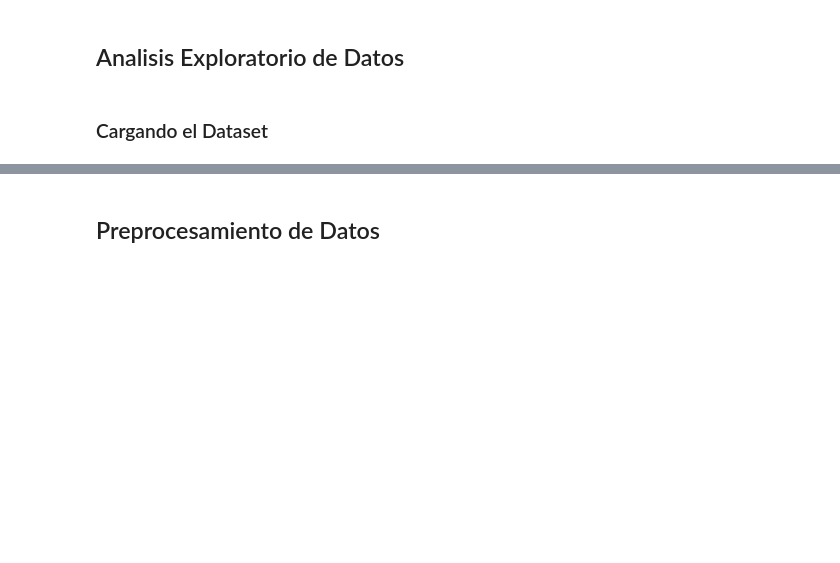
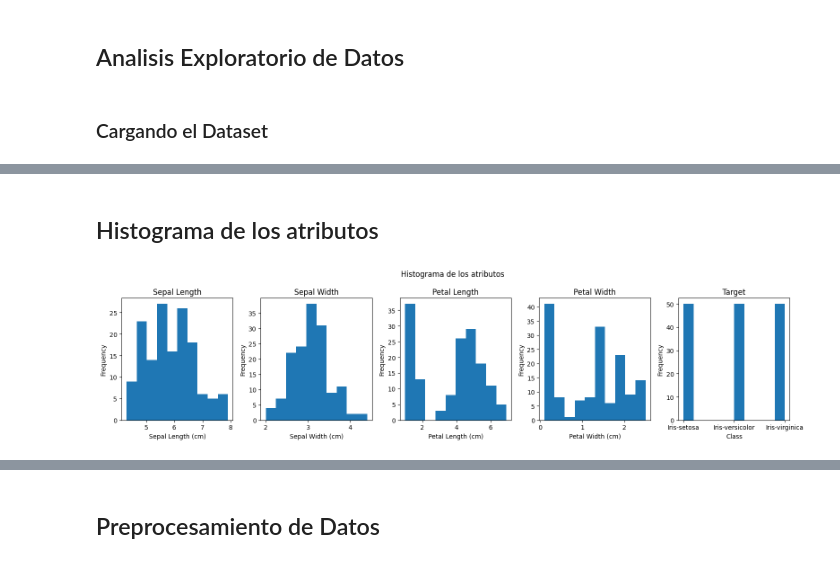
Before and after one commit to Lons0G/Decision-Tree, a Jupyter notebook: Decision_Tree.ipynb, the cells around one changed output, grey strips where cells are left out. Drawn from its saved outputs; the diff is of its cells as text; code cells hidden in the pictures; blank space fills up the shorter version.

```diff
--- a/Decision_Tree.ipynb
+++ b/Decision_Tree.ipynb
@@ -30,0 +75,39 @@ df_iris.head()
+# %% [markdown]
+## Histograma de los atributos
+# %%
+#plt.hist(df_iris['petal_width'])
+fig, axs = plt.subplots(1, 5)
+fig.set_figheight(4)
+fig.set_figwidth(16)
+
+
+fig.suptitle('Histograma de los atributos')
+axs[0].hist(df_iris['sepal_length'])
+axs[0].set_xlabel('Sepal Length (cm)')  # Etiqueta del eje x
+axs[0].set_ylabel('Frequency')
+axs[0].set_title('Sepal Length')
+
+axs[1].hist(df_iris['sepal_width'])
+axs[1].set_xlabel('Sepal Width (cm)')  # Etiqueta del eje x
+axs[1].set_ylabel('Frequency')
+axs[1].set_title('Sepal Width')
+
+axs[2].hist(df_iris['petal_length'])
+axs[2].set_xlabel('Petal Length (cm)')  # Etiqueta del eje x
+axs[2].set_ylabel('Frequency')
+axs[2].set_title('Petal Length')
+
+axs[3].hist(df_iris['petal_width'])
+axs[3].set_xlabel('Petal Width (cm)')  # Etiqueta del eje x
+axs[3].set_ylabel('Frequency')
+axs[3].set_title('Petal Width')
+
+axs[4].hist(df_iris['target'])
+axs[4].set_xlabel('Class')  # Etiqueta del eje x
+axs[4].set_ylabel('Frequency')
+axs[4].set_title('Target')
+
+fig.tight_layout()
+plt.show()
+# %% [output]
+[figure, added]
```
Also changed, not shown: parts of 17 cells of this notebook, 30 other files.
